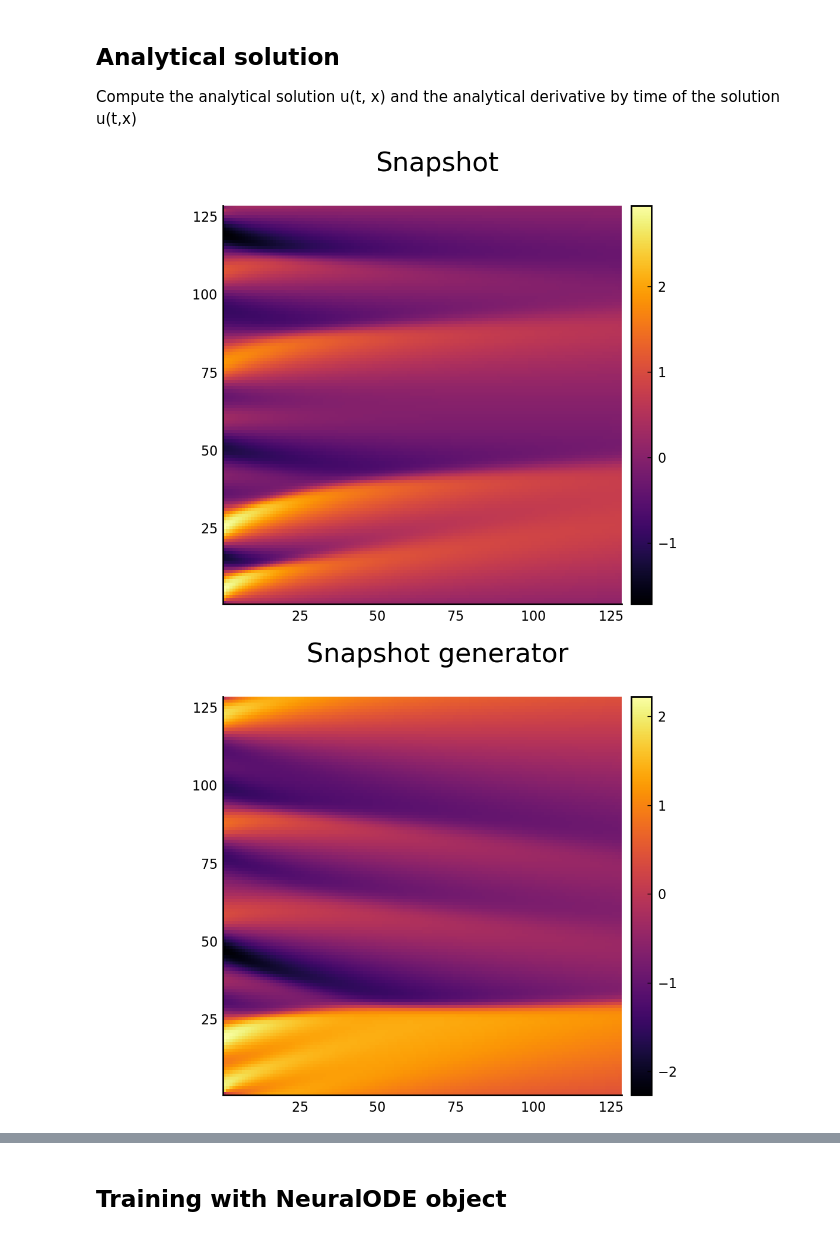
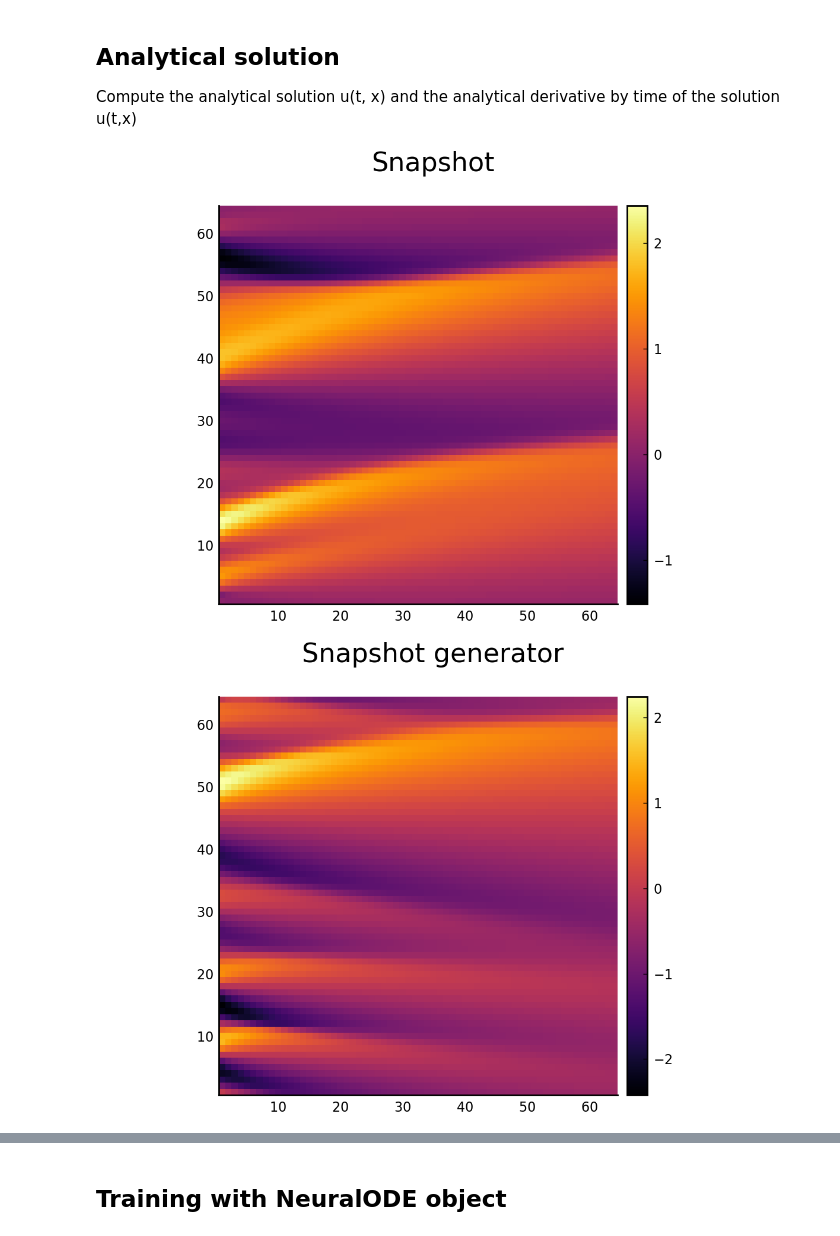
Before and after one commit to vdesgrange/closure-model, a Jupyter notebook: experiments/julia_src/neural_closure/burgers_equation_neural_ode.ipynb, the cells around one changed output, grey strips where cells are left out. Drawn from its saved outputs; the diff is of its cells as text; code cells hidden in the pictures.

```diff
--- a/experiments/julia_src/neural_closure/burgers_equation_neural_ode.ipynb
+++ b/experiments/julia_src/neural_closure/burgers_equation_neural_ode.ipynb
@@ -29,27 +29,27 @@ Compute the analytical solution u(t, x) and the analytical derivative by time of
 # %%
 t_max = 0.2;
 t_min = 0.;
 x_max = 1.;
 x_min = 0.;
-t_n = 128;
-x_n = 128;
+t_n = 64;
+x_n = 64;
 
 nu = 0.01;
 
 dt = round((t_max - t_min) / (t_n - 1), digits=8);
 dx = round((x_max - x_min) / (x_n - 1), digits=8);
 
 t = LinRange(t_min, t_max, t_n);
 x = LinRange(x_min, x_max, x_n);
 
 u0 = InitialFunctions.high_dim_random_init(t, x);
 t, u = Equations.get_burgers_fft(t, dx, x_n, nu, u0[1, :]);
 GraphicTools.show_state(u, "Snapshot") # need to reverse u, odesolver switch dimensions
 # %% [output]
-[figure, old version]
+[figure, new version]
 # %%
 ta, u_a = Generator.burgers_snapshot_generator(t_max, t_min, x_max, x_min, t_n, x_n, nu, 2);
 GraphicTools.show_state(u_a, "Snapshot generator")
 # %% [output]
-[figure, old version]
+[figure, new version]
 # %%
```
Also changed, not shown: parts of 23 cells of this notebook, 1 other file.
